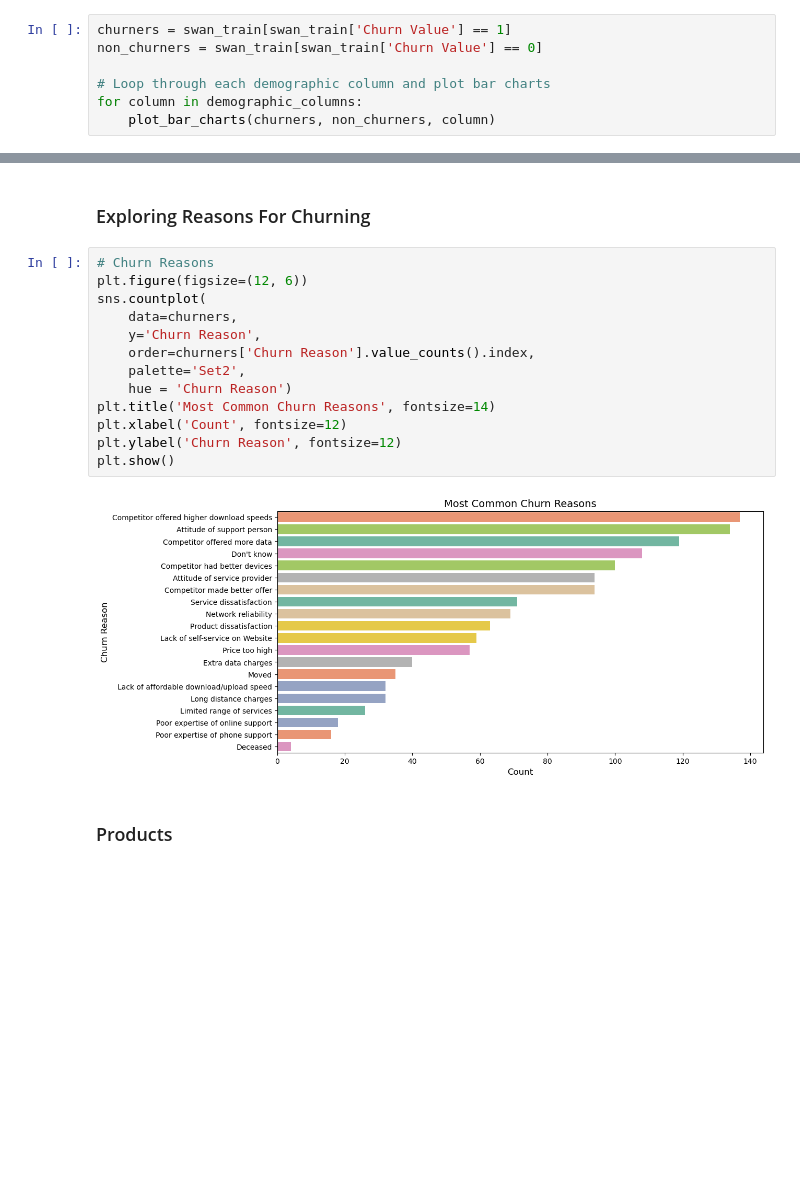
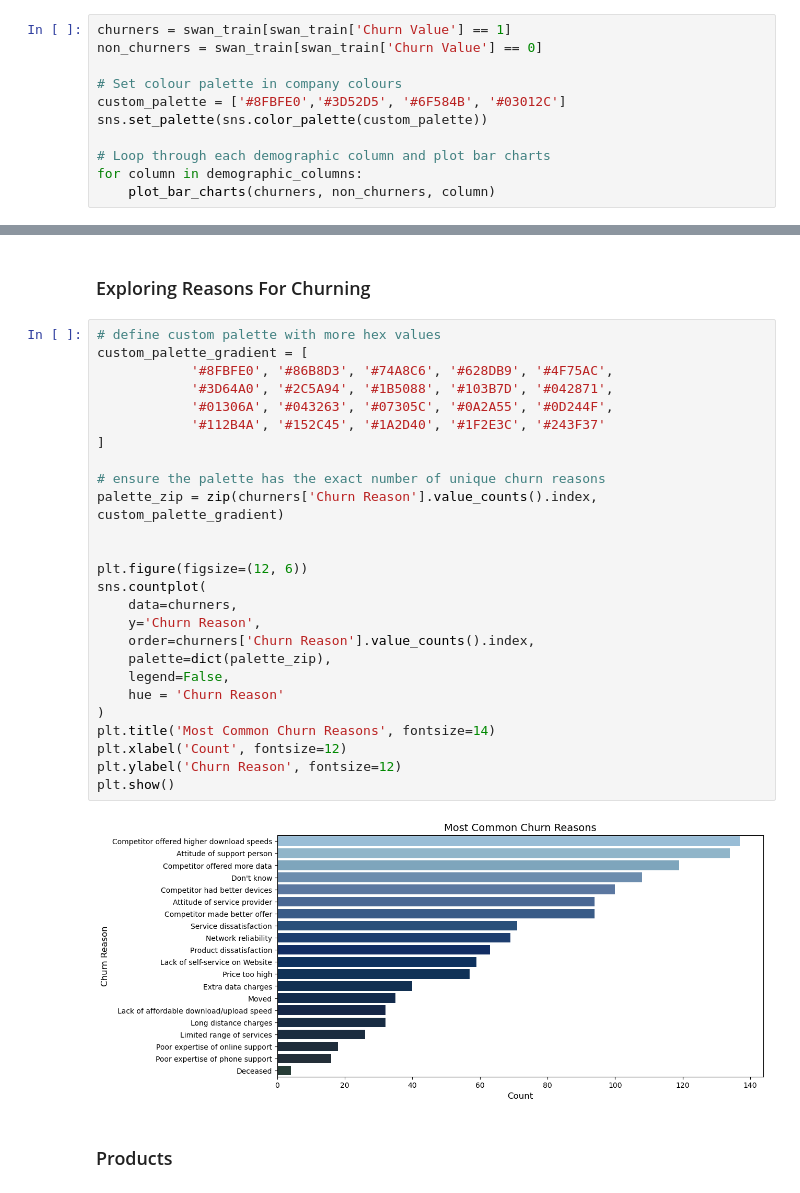
Before and after one commit to Ale42RA/SWAN, a Jupyter notebook: swan.ipynb, the cells around one changed output, grey strips where cells are left out. Drawn from its saved outputs; the diff is of its cells as text; blank space fills up the shorter version.

```diff
--- a/swan.ipynb
+++ b/swan.ipynb
@@ -295,6 +290,10 @@ def plot_bar_charts(churn_group, non_churn_group, column):
 churners = swan_train[swan_train['Churn Value'] == 1]
 non_churners = swan_train[swan_train['Churn Value'] == 0]
 
+# Set colour palette in company colours
+custom_palette = ['#8FBFE0','#3D52D5', '#6F584B', '#03012C']
+sns.set_palette(sns.color_palette(custom_palette))
+
 # Loop through each demographic column and plot bar charts
 for column in demographic_columns:
     plot_bar_charts(churners, non_churners, column)
@@ -461,20 +460,33 @@ As customer tenure increases, the churn rate decreases. This trend suggests that
 # %% [markdown]
 ### Exploring Reasons For Churning
 # %%
-# Churn Reasons
+# define custom palette with more hex values
+custom_palette_gradient = [
+            '#8FBFE0', '#86B8D3', '#74A8C6', '#628DB9', '#4F75AC',
+            '#3D64A0', '#2C5A94', '#1B5088', '#103B7D', '#042871',
+            '#01306A', '#043263', '#07305C', '#0A2A55', '#0D244F',
+            '#112B4A', '#152C45', '#1A2D40', '#1F2E3C', '#243F37'
+]
+
+# ensure the palette has the exact number of unique churn reasons
+palette_zip = zip(churners['Churn Reason'].value_counts().index, custom_palette_gradient)
+
+
 plt.figure(figsize=(12, 6))
 sns.countplot(
     data=churners,
     y='Churn Reason',
     order=churners['Churn Reason'].value_counts().index,
-    palette='Set2',
-    hue = 'Churn Reason')
+    palette=dict(palette_zip),
+    legend=False,
+    hue = 'Churn Reason'
+)
 plt.title('Most Common Churn Reasons', fontsize=14)
 plt.xlabel('Count', fontsize=12)
 plt.ylabel('Churn Reason', fontsize=12)
 plt.show()
 # %% [output]
-[figure, old version]
+[figure, new version]
 # %% [markdown]
 ### Products
 # %% [markdown]
```
Also changed, not shown: parts of 34 cells of this notebook.
